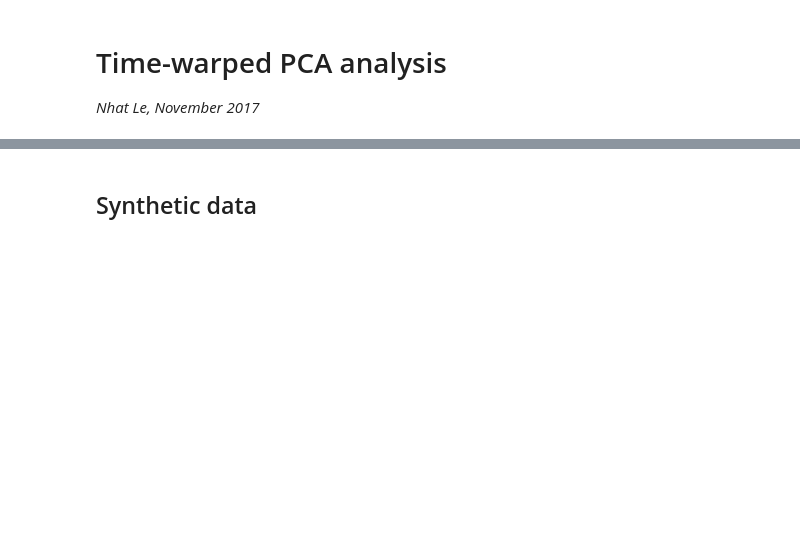
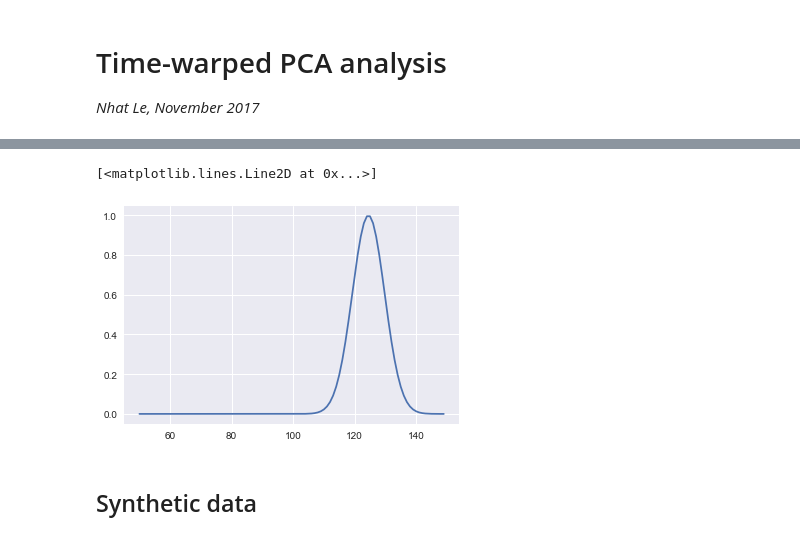
Before and after one commit to lmn93beo/twPCA-Neural-Analysis, a Jupyter notebook: twpca_neural_analysis.ipynb, the cells around one changed output, grey strips where cells are left out. Cells and saved outputs as stored; diff of their text form; code cells hidden in the pictures; blank space fills up the shorter version.

```diff
--- a/twpca_neural_analysis.ipynb
+++ b/twpca_neural_analysis.ipynb
@@ -21,3 +60,10 @@ from twpca import *
+# %%
+#modelN.fit()
+res = modelN.transform()
+plt.plot(np.squeeze(res))
+# %% [output]
+[<matplotlib.lines.Line2D at 0x...>]
+[figure, added]
 # %% [markdown]
 ## Synthetic data
 # %% [markdown]
```
Also changed, not shown: parts of 41 cells of this notebook.
